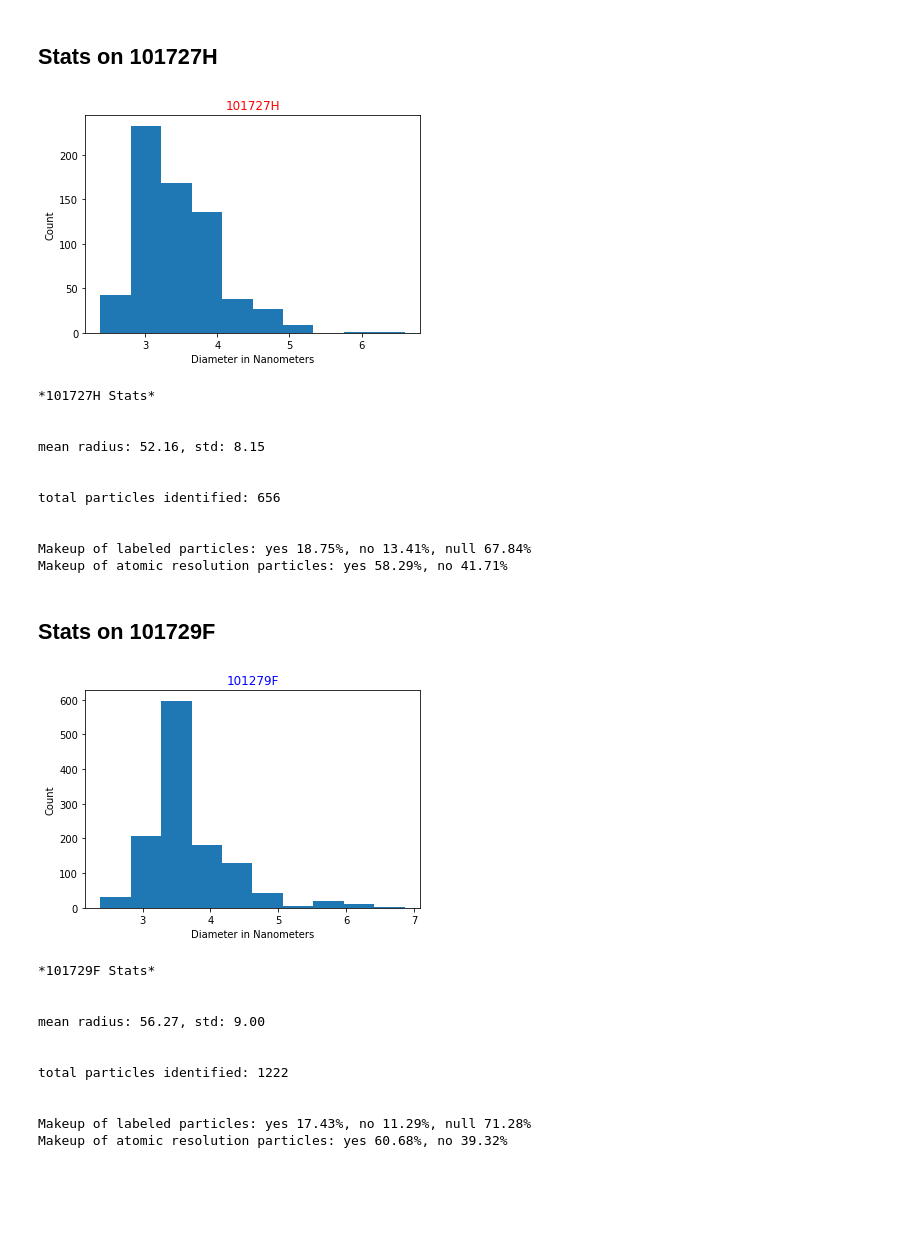
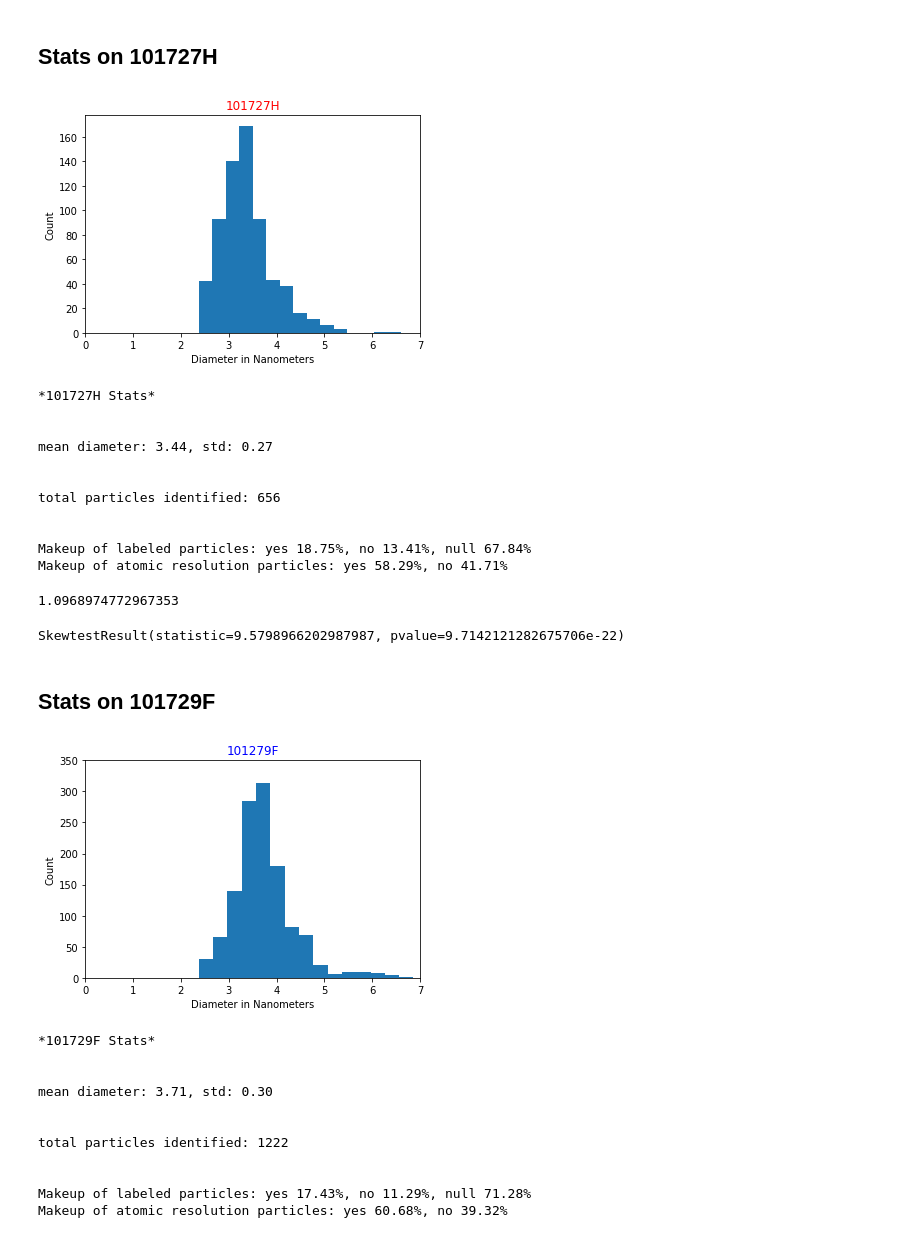
Before and after one commit to sbarton272/particleRecognition, a Jupyter notebook: image_processing/particle_stats.ipynb, the cells around one changed output. Saved outputs shown, nothing was run; the diff lists cells and outputs as text; code cells hidden in the pictures; blank space fills up the shorter version.

Commit message:
updated particles stats with skew

```diff
--- a/image_processing/particle_stats.ipynb
+++ b/image_processing/particle_stats.ipynb
@@ -46,16 +47,18 @@ size_corr_F = []
 # %% [markdown]
 ## Stats on 101727H
 # %%
-_ = plt.hist(np.multiply(size_dict['101727H'],0.033*2),bins =10)
+_ = plt.hist(np.multiply(size_dict['101727H'],0.033*2),bins =15)
 _= plt.title('101727H',color = 'r')
 _ = plt.xlabel('Diameter in Nanometers')
 _ = plt.ylabel('Count')
+# _ = plt.ylim([0,350])
+_ = plt.xlim([0,7])
 # %% [output]
-[figure, old version]
+[figure, new version]
 # %%
 print('*101727H Stats*')
 print('\n')
-print('mean radius: {0:.2f}, std: {1:.2f}'.format(np.array(size_dict['101727H']).mean(),np.array(size_dict['101727H']).std()))
+print('mean diameter: {0:.2f}, std: {1:.2f}'.format(np.array(size_dict['101727H']).mean()*0.033*2,np.array(size_dict['101727H']).std()*0.033))
 print('\n')
 sum_101727H = label_dict['101727H']['yes'] + label_dict['101727H']['no'] + label_dict['101727H']['null']
 print('total particles identified: {}'.format(sum_101727H))
@@ -68,7 +71,7 @@ print('Makeup of atomic resolution particles: yes {0:.2f}%, no {1:.2f}%'.format(
 *101727H Stats*
 
 
-mean radius: 52.16, std: 8.15
+mean diameter: 3.44, std: 0.27
 
 
 total particles identified: 656
@@ -76,19 +79,29 @@ total particles identified: 656
 
 Makeup of labeled particles: yes 18.75%, no 13.41%, null 67.84%
 Makeup of atomic resolution particles: yes 58.29%, no 41.71%
+# %%
+H_nm_array = np.multiply(np.array(size_dict['101727H']),0.033*2)
+H_skew = skew(H_nm_array)
+print(H_skew)
+skewtest(H_nm_array)
+# %% [output]
+1.0968974772967353
+SkewtestResult(statistic=9.5798966202987987, pvalue=9.7142121282675706e-22)
 # %% [markdown]
 ## Stats on 101729F
 # %%
-_ = plt.hist(np.multiply(size_dict['101729F'],0.033*2),bins =10)
+_ = plt.hist(np.multiply(size_dict['101729F'],0.033*2),bins =15)
 _ = plt.title('101279F', color = 'b')
 _ = plt.xlabel('Diameter in Nanometers')
 _ = plt.ylabel('Count')
+_ = plt.ylim([0,350])
+_ = plt.xlim([0,7])
 # %% [output]
-[figure, old version]
+[figure, new version]
 # %%
 print('*101729F Stats*')
 print('\n')
-print('mean radius: {0:.2f}, std: {1:.2f}'.format(np.array(size_dict['101729F']).mean(),np.array(size_dict['101729F']).std()))
+print('mean diameter: {0:.2f}, std: {1:.2f}'.format(np.array(size_dict['101729F']).mean()*0.033*2,np.array(size_dict['101729F']).std()*0.033))
 print('\n')
 sum_101729F = label_dict['101729F']['yes'] + label_dict['101729F']['no'] + label_dict['101729F']['null']
 print('total particles identified: {}'.format(sum_101729F))
@@ -101,7 +114,7 @@ print('Makeup of atomic resolution particles: yes {0:.2f}%, no {1:.2f}%'.format(
 *101729F Stats*
 
 
-mean radius: 56.27, std: 9.00
+mean diameter: 3.71, std: 0.30
 
 
 total particles identified: 1222
```
Also changed, not shown: parts of 11 cells of this notebook.
